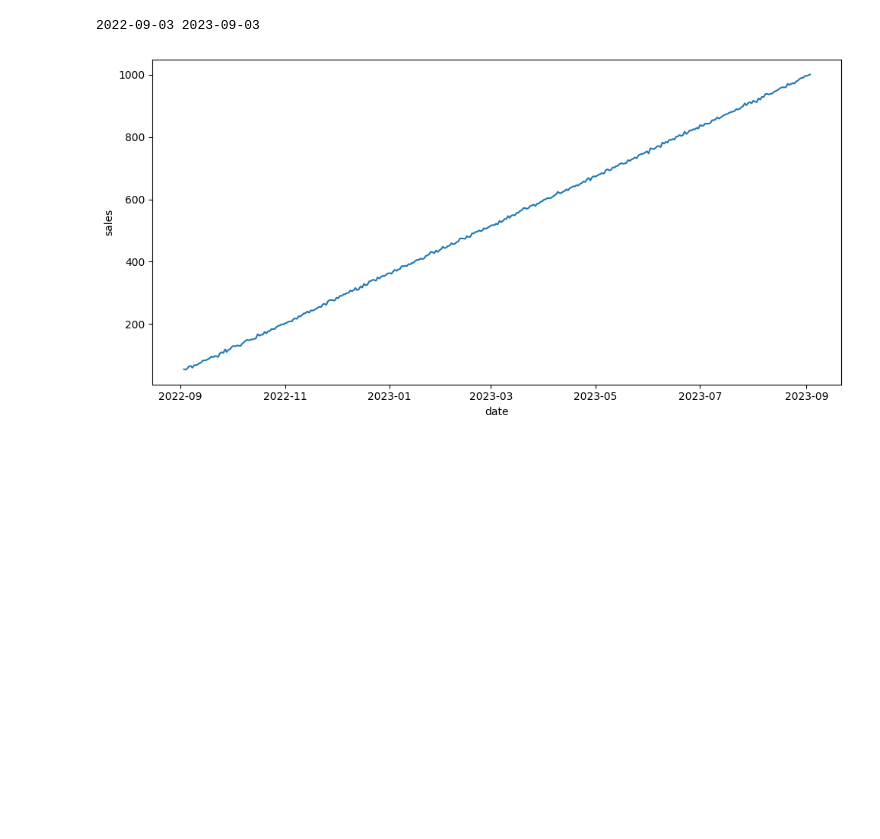
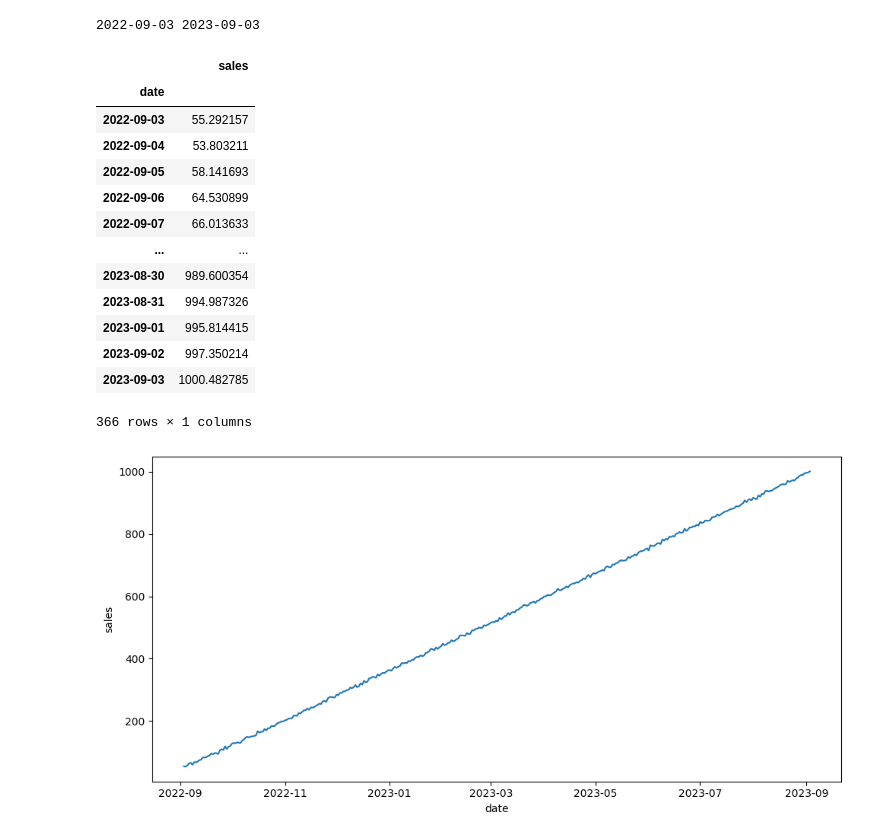
Before and after one commit to RmVa23/time-series, a Jupyter notebook: src/explore.ipynb, the cells around one changed output. Drawn from its saved outputs; the diff is of its cells as text; code cells hidden in the pictures; blank space fills up the shorter version.

```diff
--- a/src/explore.ipynb
+++ b/src/explore.ipynb
@@ -59,3 +60,19 @@ print(data['date'].min(),data['date'].max())
 # %%
 data = data.set_index("date")  # establece la columna "date" como el índice del DataFrame
 ts = data["sales"]
+data
+# %% [output]
+|  | sales |
+| date |  |
+| 2022-09-03 | 55.292157 |
+| 2022-09-04 | 53.803211 |
+| 2022-09-05 | 58.141693 |
+| 2022-09-06 | 64.530899 |
+| 2022-09-07 | 66.013633 |
+| ... | ... |
+| 2023-08-30 | 989.600354 |
+| 2023-08-31 | 994.987326 |
+| 2023-09-01 | 995.814415 |
+| 2023-09-02 | 997.350214 |
+| 2023-09-03 | 1000.482785 |
+366 rows × 1 columns
```
Also changed, not shown: parts of 12 cells of this notebook, 4 other files.
